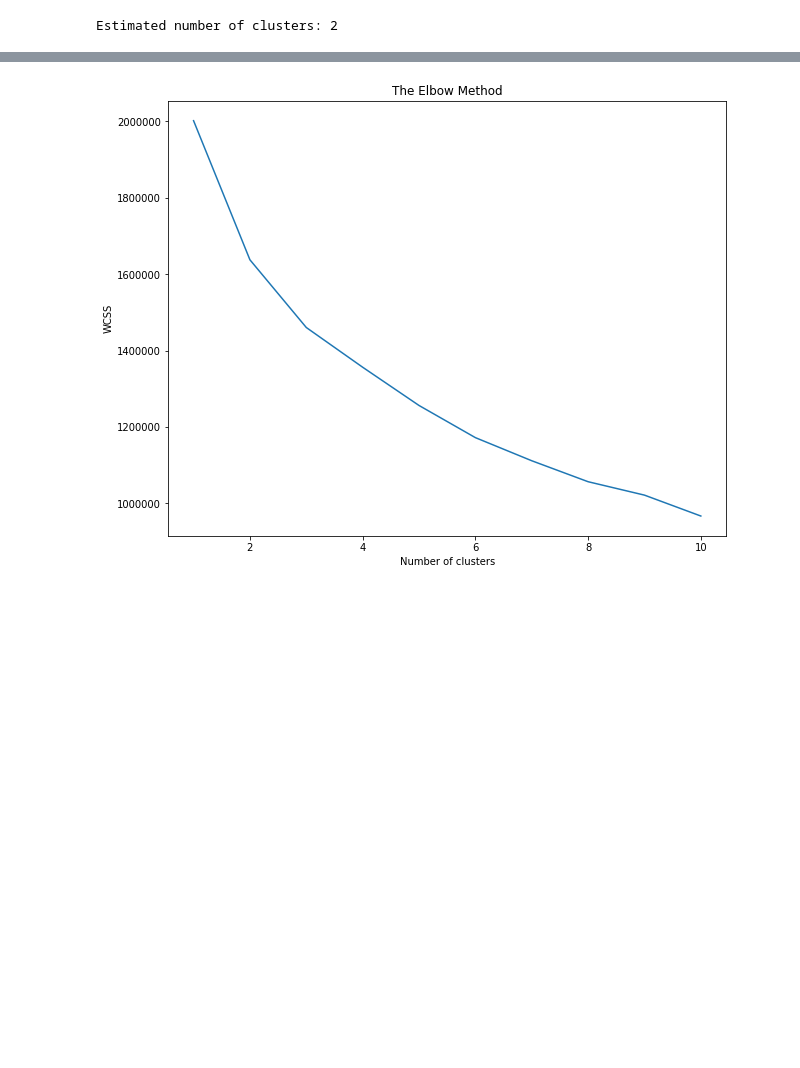
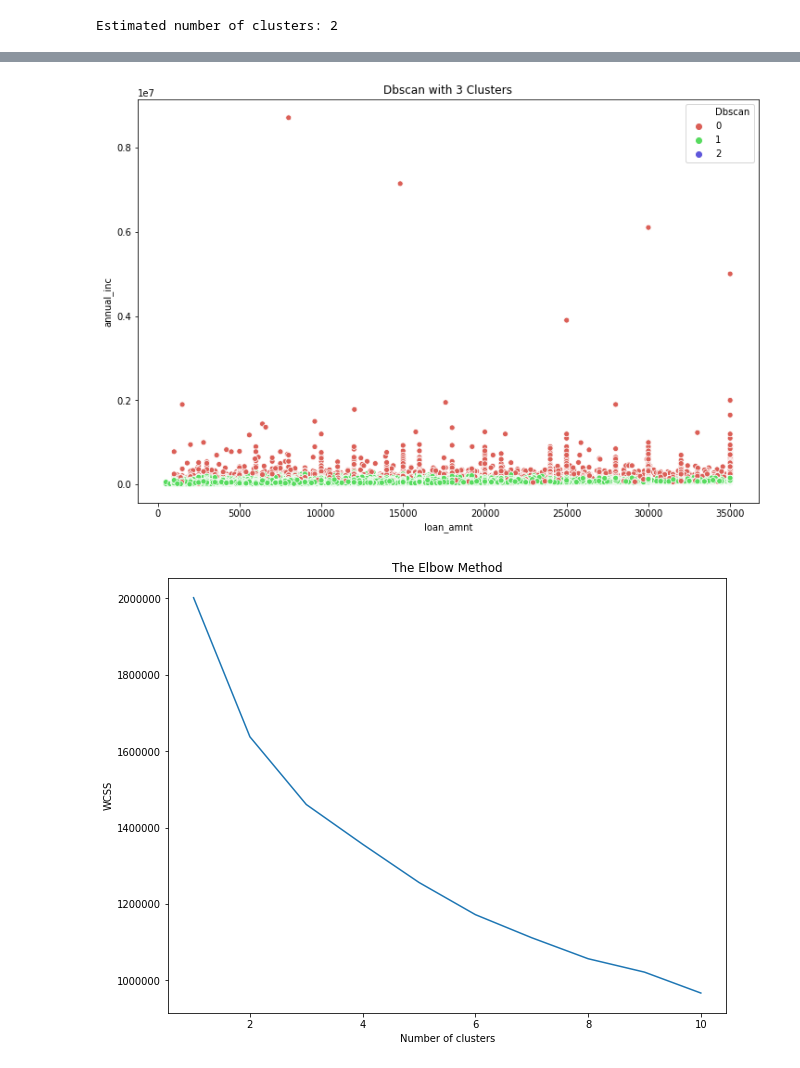
Before and after one commit to gr-nastassia/mccme_python_tasks, a Jupyter notebook: credit_model/Clusterising.ipynb, the cells around one changed output, grey strips where cells are left out. Saved outputs shown, nothing was run; the diff lists cells and outputs as text; code cells hidden in the pictures; blank space fills up the shorter version.

```diff
--- a/credit_model/Clusterising.ipynb
+++ b/credit_model/Clusterising.ipynb
@@ -119,3 +127,11 @@ db_mean_cluster
+# %%
+plt.figure(figsize=(12, 8))
+sns.scatterplot(data['loan_amnt'], data['annual_inc'], hue=data['Dbscan'],
+                palette=sns.color_palette('hls', 3))
+plt.title('Dbscan with 3 Clusters')
+plt.show()
+# %% [output]
+[figure, added]
 # %%
 plt.figure(figsize=(10, 8))
 from sklearn.cluster import KMeans
```
Also changed, not shown: parts of 5 cells of this notebook.
